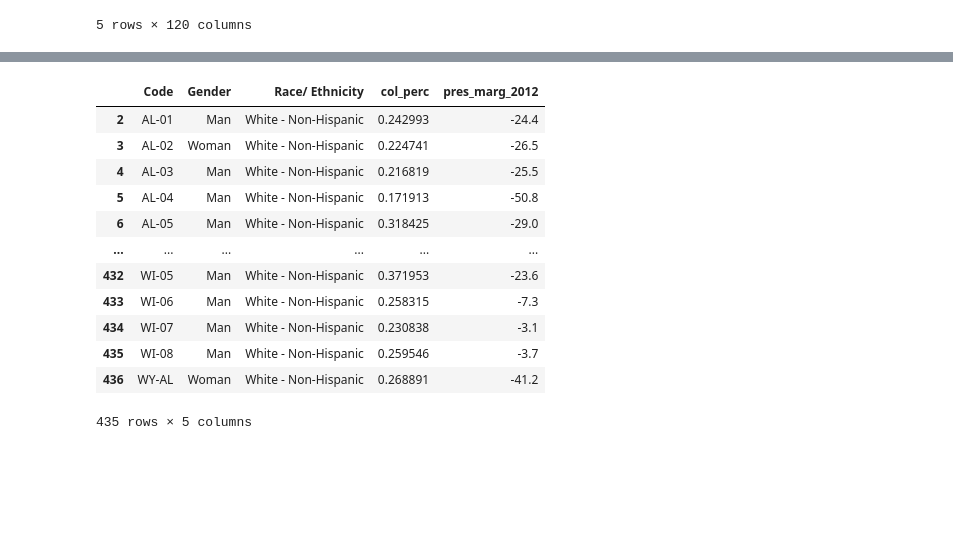
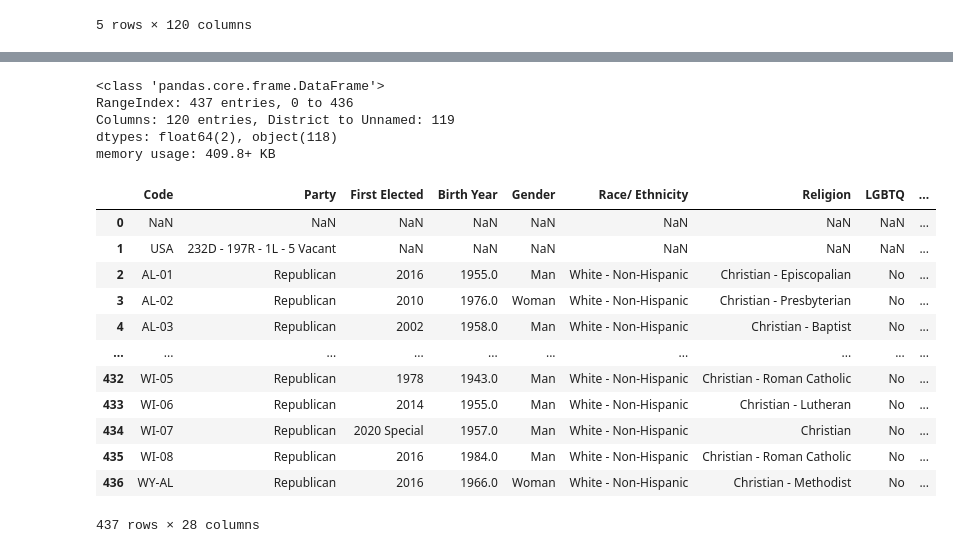
Before and after one commit to adsweeney/unexpected-regress, a Jupyter notebook: 116cong.ipynb, the cells around one changed output, grey strips where cells are left out. Saved outputs shown, nothing was run; the diff lists cells and outputs as text; code cells hidden in the pictures; blank space fills up the shorter version.

```diff
--- a/116cong.ipynb
+++ b/116cong.ipynb
@@ -60,16 +20,0 @@ dfend = dfdrop[['Code', 'Gender', 'Race/ Ethnicity', 'col_perc', 'pres_marg_2012
-# %%
-dfend
-# %% [output]
-|  | Code | Gender | Race/ Ethnicity | col_perc | pres_marg_2012 |
-| 2 | AL-01 | Man | White - Non-Hispanic | 0.242993 | -24.4 |
-| 3 | AL-02 | Woman | White - Non-Hispanic | 0.224741 | -26.5 |
-| 4 | AL-03 | Man | White - Non-Hispanic | 0.216819 | -25.5 |
-| 5 | AL-04 | Man | White - Non-Hispanic | 0.171913 | -50.8 |
-| 6 | AL-05 | Man | White - Non-Hispanic | 0.318425 | -29.0 |
-| ... | ... | ... | ... | ... | ... |
-| 432 | WI-05 | Man | White - Non-Hispanic | 0.371953 | -23.6 |
-| 433 | WI-06 | Man | White - Non-Hispanic | 0.258315 | -7.3 |
-| 434 | WI-07 | Man | White - Non-Hispanic | 0.230838 | -3.1 |
-| 435 | WI-08 | Man | White - Non-Hispanic | 0.259546 | -3.7 |
-| 436 | WY-AL | Woman | White - Non-Hispanic | 0.268891 | -41.2 |
-435 rows × 5 columns
@@ -77,0 +21,26 @@ dfend.to_pickle('demo2018')
+# %%
+df.info()
+# %% [output]
+<class 'pandas.core.frame.DataFrame'>
+RangeIndex: 437 entries, 0 to 436
+Columns: 120 entries, District to Unnamed: 119
+dtypes: float64(2), object(118)
+memory usage: 409.8+ KB
+# %%
+dfkeep = df.iloc[:, [1,2,7,8,9, 10, 11, 12, 13, 14, 15, 16, 17, 20, 21, 22, 23, 24, 25, 28, 29, 30, 31, 32, 33, 42, 46, 50]]
+# %%
+dfkeep
+# %% [output]
+|  | Code | Party | First Elected | Birth Year | Gender | Race/ Ethnicity | Religion | LGBTQ | ... |
+| 0 | NaN | NaN | NaN | NaN | NaN | NaN | NaN | NaN | ... |
+| 1 | USA | 232D - 197R - 1L - 5 Vacant | NaN | NaN | NaN | NaN | NaN | NaN | ... |
+| 2 | AL-01 | Republican | 2016 | 1955.0 | Man | White - Non-Hispanic | Christian - Episcopalian | No | ... |
+| 3 | AL-02 | Republican | 2010 | 1976.0 | Woman | White - Non-Hispanic | Christian - Presbyterian | No | ... |
+| 4 | AL-03 | Republican | 2002 | 1958.0 | Man | White - Non-Hispanic | Christian - Baptist | No | ... |
+| ... | ... | ... | ... | ... | ... | ... | ... | ... | ... |
+| 432 | WI-05 | Republican | 1978 | 1943.0 | Man | White - Non-Hispanic | Christian - Roman Catholic | No | ... |
+| 433 | WI-06 | Republican | 2014 | 1955.0 | Man | White - Non-Hispanic | Christian - Lutheran | No | ... |
+| 434 | WI-07 | Republican | 2020 Special | 1957.0 | Man | White - Non-Hispanic | Christian | No | ... |
+| 435 | WI-08 | Republican | 2016 | 1984.0 | Man | White - Non-Hispanic | Christian - Roman Catholic | No | ... |
+| 436 | WY-AL | Republican | 2016 | 1966.0 | Woman | White - Non-Hispanic | Christian - Methodist | No | ... |
+437 rows × 28 columns
```
Also changed, not shown: parts of 34 cells of this notebook, 12 other files.
